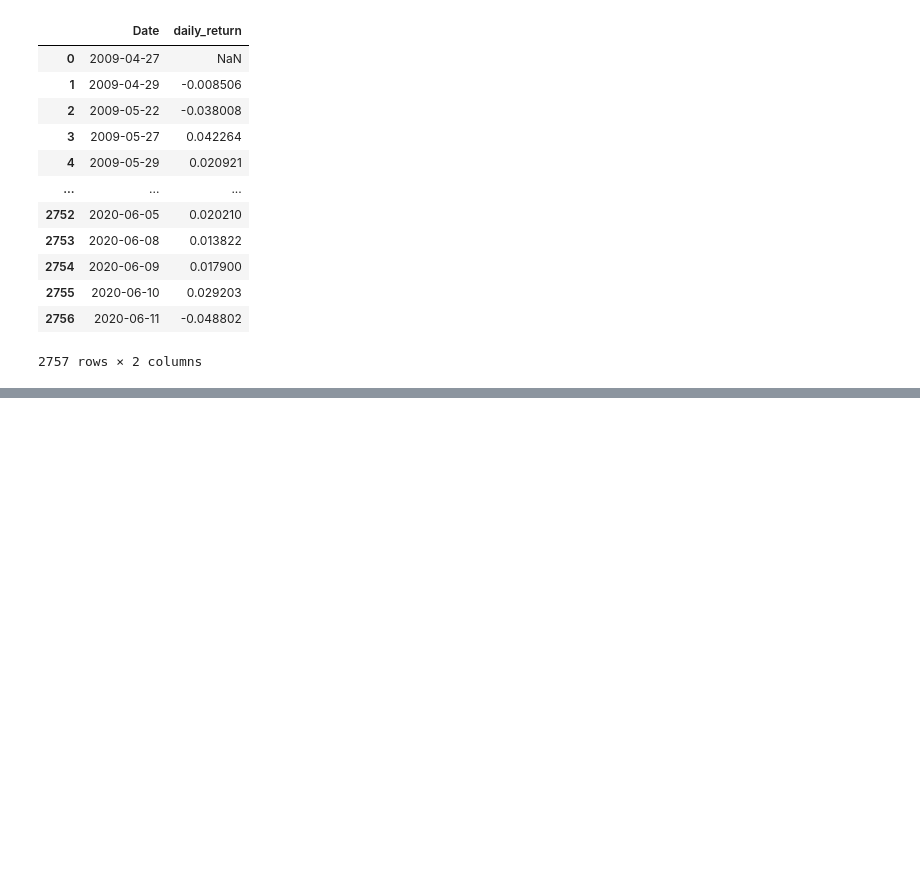
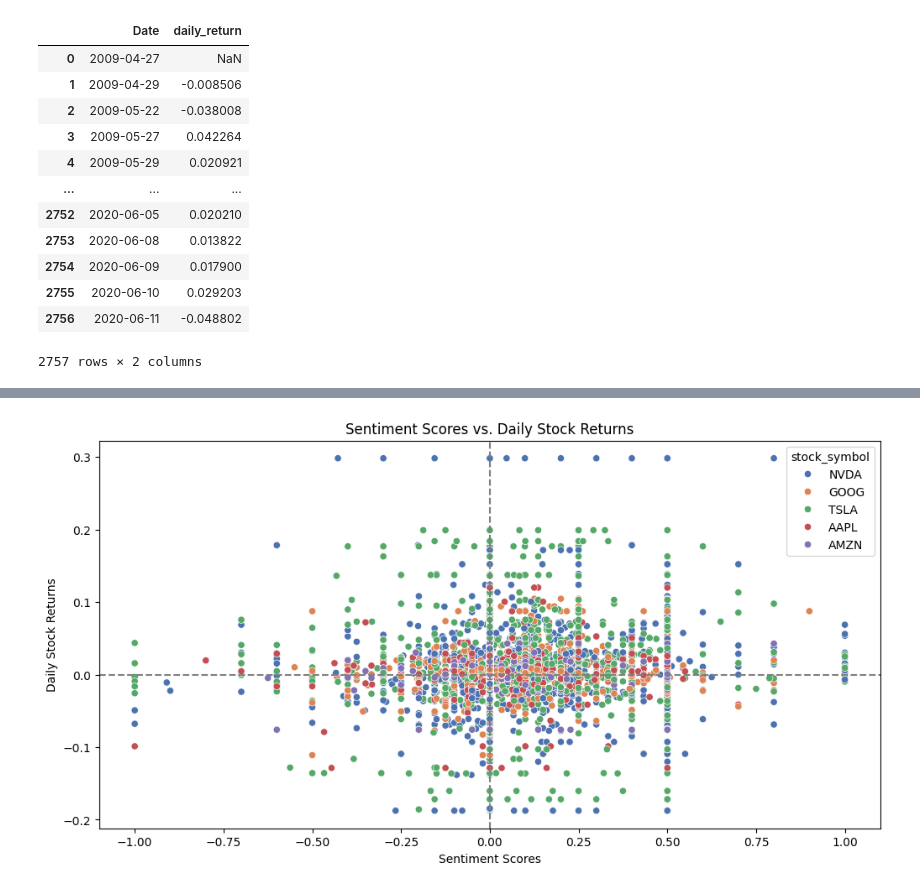
Before and after one commit to shewanek/KAIM_W1_FinanceNewsAnalytics, a Jupyter notebook: notebooks/correlation_eda.ipynb, the cells around one changed output, grey strips where cells are left out. Cells and saved outputs as stored; diff of their text form; code cells hidden in the pictures; blank space fills up the shorter version.

```diff
--- a/notebooks/correlation_eda.ipynb
+++ b/notebooks/correlation_eda.ipynb
@@ -114,0 +130,4 @@ nsc.calculate_stock_returns()
+# %%
+nsc.scatter_plot()
+# %% [output]
+[figure, added]
```
Also changed, not shown: parts of 4 cells of this notebook, 1 other file.
